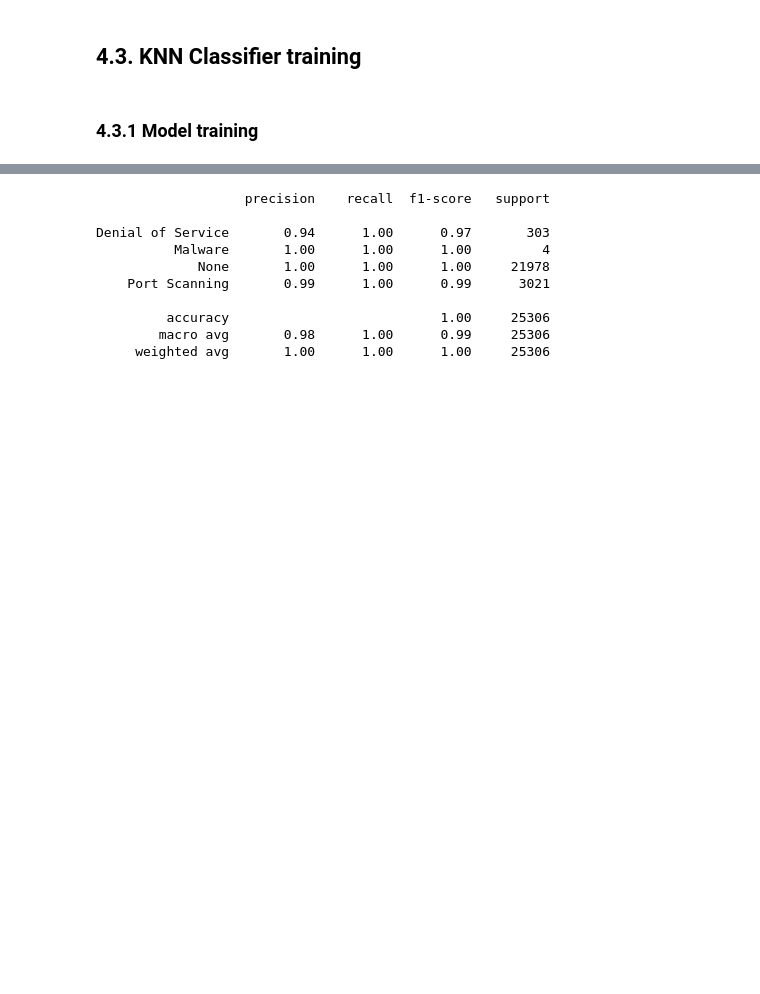
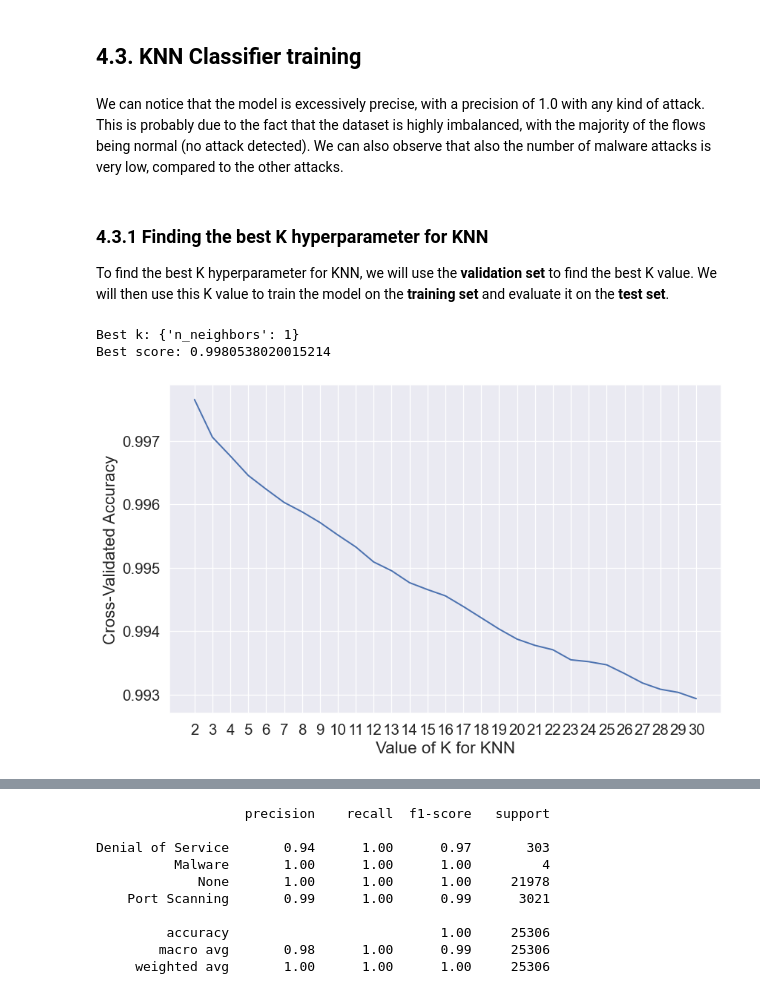
Before and after one commit to lucadibello/network-attack-detection, a Jupyter notebook: src/packetpatrol.ipynb, the cells around one changed output, grey strips where cells are left out. Drawn from its saved outputs; the diff is of its cells as text; code cells hidden in the pictures; blank space fills up the shorter version.

```diff
--- a/src/packetpatrol.ipynb
+++ b/src/packetpatrol.ipynb
@@ -553,5 +590,38 @@ umap.plot.show(p)
 # 4. Model Training
 # %% [markdown]
 ## 4.3. KNN Classifier training
-# %% [markdown]
-### 4.3.1 Model training
+# %% [markdown]
+We can notice that the model is excessively precise, with a precision of 1.0 with any kind of attack. This is probably due to the fact that the dataset is highly imbalanced, with the majority of the flows being normal (no attack detected). We can also observe that also the number of malware attacks is very low, compared to the other attacks.
+# %% [markdown]
+### 4.3.1 Finding the best K hyperparameter for KNN
+
+To find the best K hyperparameter for KNN, we will use the **validation set** to find the best K value. We will then use this K value to train the model on the **training set** and evaluate it on the **test set**.
+# %%
+# Find best K using GridSearchCV
+from sklearn.model_selection import GridSearchCV
+from sklearn.neighbors import KNeighborsClassifier
+
+MAX_DEGREE = 30
+
+k_range = list(range(1, MAX_DEGREE+1))
+param_grid = dict(n_neighbors=k_range)
+knn = KNeighborsClassifier()
+grid = GridSearchCV(knn, param_grid, cv=3, scoring='accuracy')
+grid.fit(x_train_scaled, y_train)
+
+# Print information about the model
+print(f"Best k: {grid.best_params_}")
+print(f"Best score: {grid.best_score_}")
+# %% [output]
+Best k: {'n_neighbors': 1}
+Best score: 0.9980538020015214
+# %%
+# Plot results
+plt.figure(num=0, dpi=96, figsize=(10, 6))
+plt.plot(k_range, grid.cv_results_['mean_test_score'])
+plt.xlabel('Value of K for KNN')
+plt.ylabel('Cross-Validated Accuracy')
+plt.xticks(k_range)
+plt.show()
+# %% [output]
+[figure, added]
```
Also changed, not shown: parts of 114 cells of this notebook.
